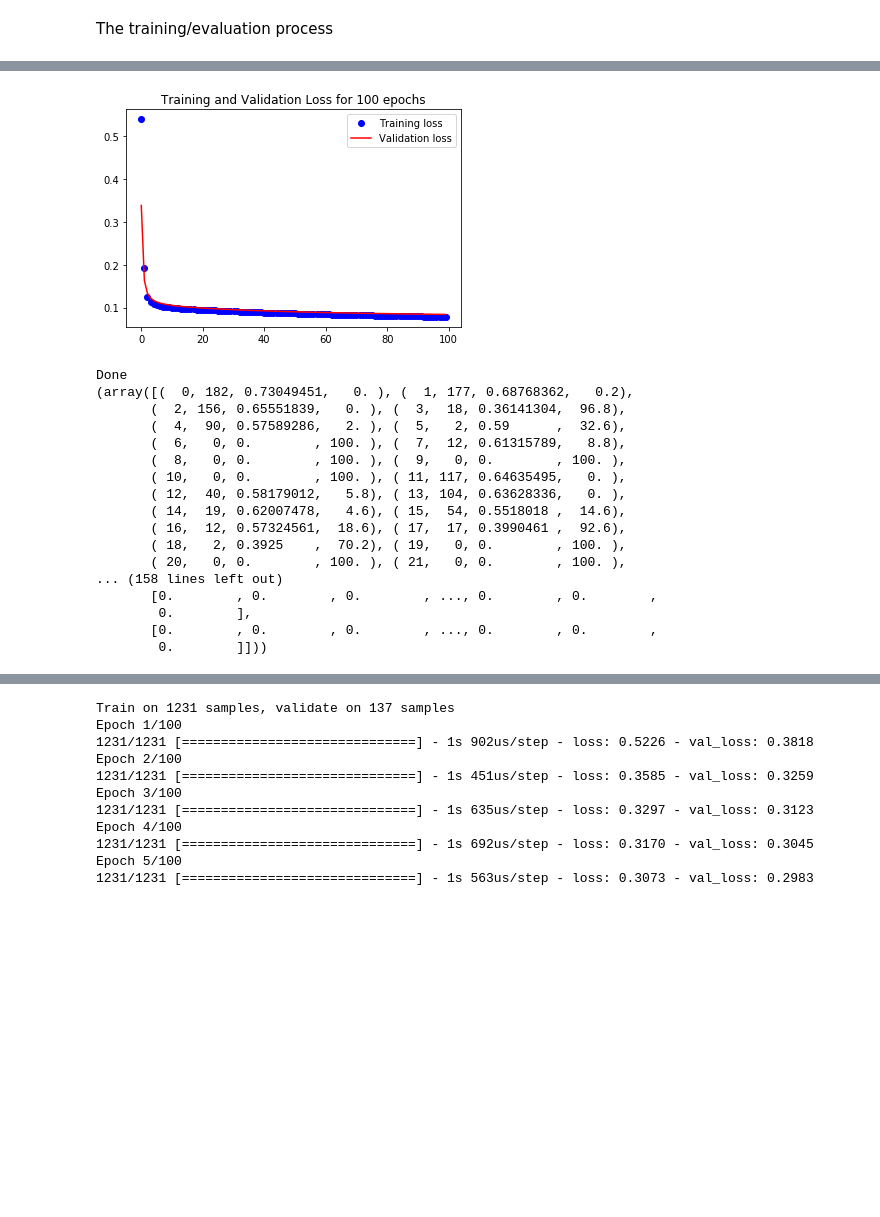
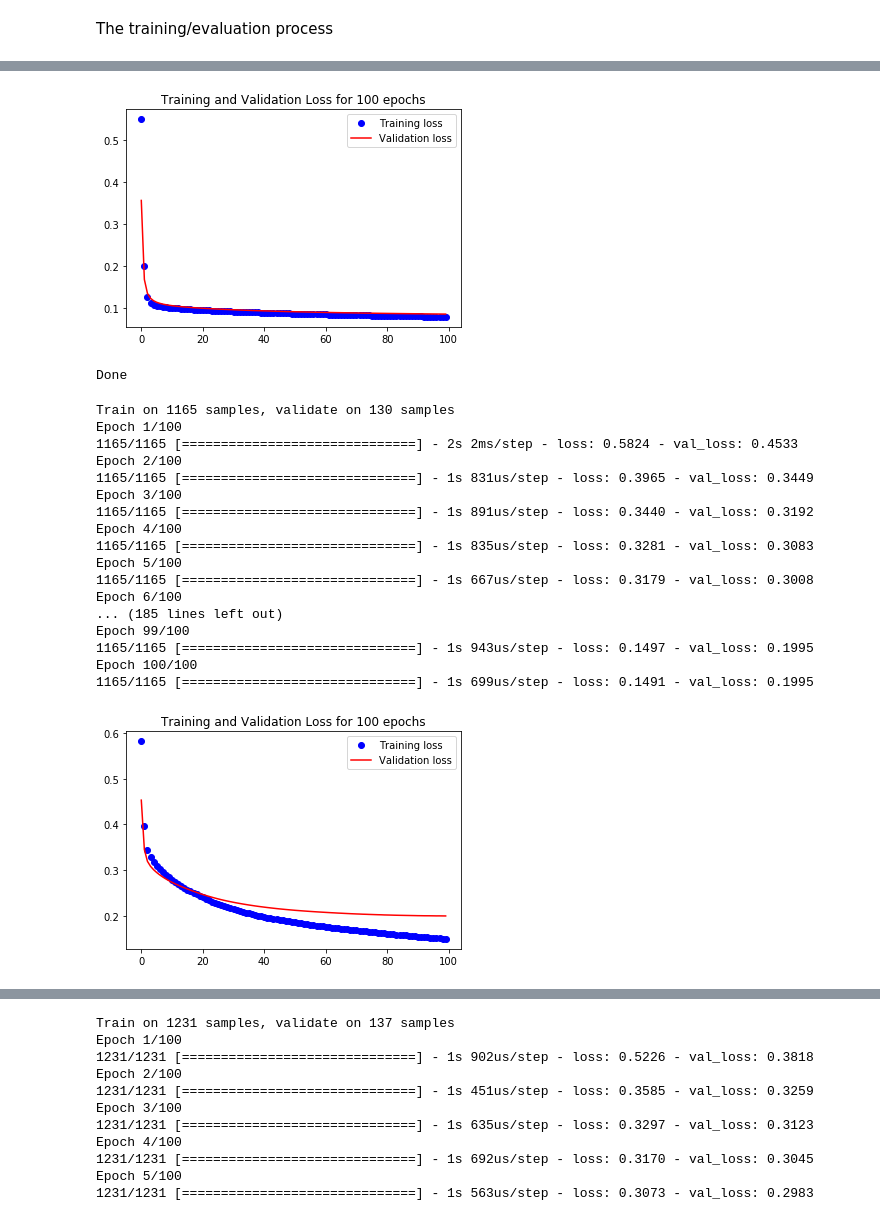
Before and after one commit to sdrogers/nnpredict, a Jupyter notebook: Code/Python/Fragment-Substructure-Family Network.ipynb, the cells around one changed output, grey strips where cells are left out. Cells and saved outputs as stored; diff of their text form; code cells hidden in the pictures; blank space fills up the shorter version.

```diff
--- a/Code/Python/Fragment-Substructure-Family Network.ipynb
+++ b/Code/Python/Fragment-Substructure-Family Network.ipynb
@@ -79,7 +81,7 @@ enc1 = simplified_fingerprint_model(x_train_spectra, x_train_fingerprints, epoch
 actual = test_fingerprint.values
 predicted = enc1.predict(x_test_spectra)
 
-print(compute_auc(320, actual, predicted))
+n1_stats, n1_perm_scores = compute_auc(320, actual, predicted)
 # %% [output]
 Train on 5702 samples, validate on 634 samples
 Epoch 1/100
@@ -101,18 +103,28 @@ Epoch 100/100
-[figure, old version]
+[figure, new version]
 Done
-(array([(  0, 182, 0.73049451,   0. ), (  1, 177, 0.68768362,   0.2),
-       (  2, 156, 0.65551839,   0. ), (  3,  18, 0.36141304,  96.8),
-       (  4,  90, 0.57589286,   2. ), (  5,   2, 0.59      ,  32.6),
-       (  6,   0, 0.        , 100. ), (  7,  12, 0.61315789,   8.8),
-       (  8,   0, 0.        , 100. ), (  9,   0, 0.        , 100. ),
-       ( 10,   0, 0.        , 100. ), ( 11, 117, 0.64635495,   0. ),
-       ( 12,  40, 0.58179012,   5.8), ( 13, 104, 0.63628336,   0. ),
-       ( 14,  19, 0.62007478,   4.6), ( 15,  54, 0.5518018 ,  14.6),
-       ( 16,  12, 0.57324561,  18.6), ( 17,  17, 0.3990461 ,  92.6),
-       ( 18,   2, 0.3925    ,  70.2), ( 19,   0, 0.        , 100. ),
-       ( 20,   0, 0.        , 100. ), ( 21,   0, 0.        , 100. ),
-... (158 lines left out)
-       [0.        , 0.        , 0.        , ..., 0.        , 0.        ,
-        0.        ],
-       [0.        , 0.        , 0.        , ..., 0.        , 0.        ,
-        0.        ]]))
+# %%
+# Training network 2 (exclude links)
+epochs = 100
+x_train_fingerprints = mibig_filtered_fingerprints
+x_train_families = mibig_filtered_families
+
+enc2 = simplified_family_model(x_train_fingerprints.values, x_train_families.values, epochs=epochs)
+# %% [output]
+Train on 1165 samples, validate on 130 samples
+Epoch 1/100
+1165/1165 [==============================] - 2s 2ms/step - loss: 0.5824 - val_loss: 0.4533
+Epoch 2/100
+1165/1165 [==============================] - 1s 831us/step - loss: 0.3965 - val_loss: 0.3449
+Epoch 3/100
+1165/1165 [==============================] - 1s 891us/step - loss: 0.3440 - val_loss: 0.3192
+Epoch 4/100
+1165/1165 [==============================] - 1s 835us/step - loss: 0.3281 - val_loss: 0.3083
+Epoch 5/100
+1165/1165 [==============================] - 1s 667us/step - loss: 0.3179 - val_loss: 0.3008
+Epoch 6/100
+... (185 lines left out)
+Epoch 99/100
+1165/1165 [==============================] - 1s 943us/step - loss: 0.1497 - val_loss: 0.1995
+Epoch 100/100
+1165/1165 [==============================] - 1s 699us/step - loss: 0.1491 - val_loss: 0.1995
+[figure, added]
```
Also changed, not shown: parts of 16 cells of this notebook, 3 other files.
